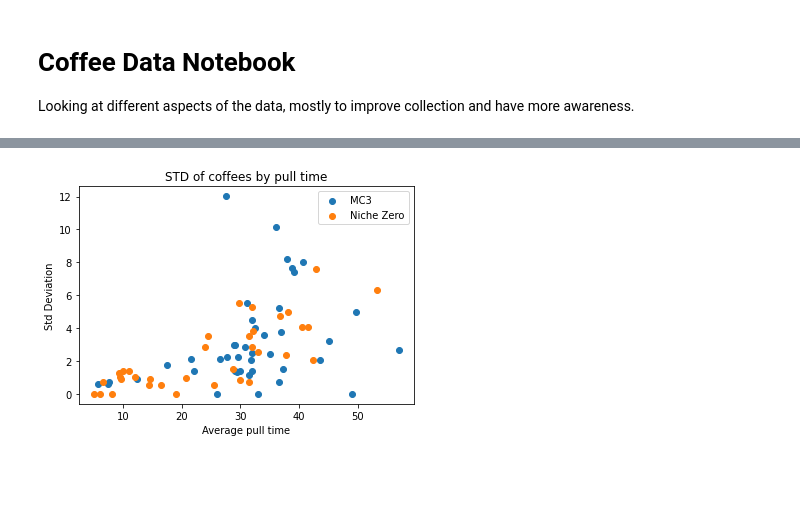
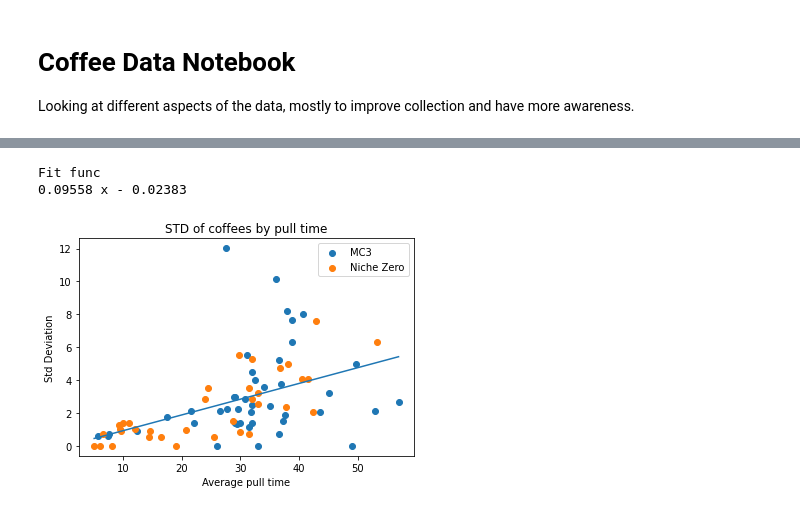
Before and after one commit to badisa/optpresso, a Jupyter notebook: notebooks/coffee-data-notebook.ipynb, the cells around one changed output, grey strips where cells are left out. Saved outputs shown, nothing was run; the diff lists cells and outputs as text; code cells hidden in the pictures; blank space fills up the shorter version.

```diff
--- a/notebooks/coffee-data-notebook.ipynb
+++ b/notebooks/coffee-data-notebook.ipynb
@@ -46,24 +46,34 @@ df.drop(invalid_indices, inplace=True)
 # %%
 grouped = df.groupby(["grinder", "grindersetting", "coffee"])
 df_mean = grouped.mean()
 df_std = grouped.std().dropna()
 x = defaultdict(list)
 y = defaultdict(list)
 for indice in df_std.index:
     if indice not in df_mean.index:
         continue
     grinder = indice[0]
     x[grinder].append(df_mean.time[indice])
     y[grinder].append(df_std.time[indice])
+all_x = x["MC3"] + x["Niche Zero"]
+all_y = y["MC3"] + y["Niche Zero"]
+poly_fit = np.poly1d(np.polyfit(all_x, all_y, 1))
+print("Fit func", poly_fit)
 plt.scatter(x["MC3"], y["MC3"], label="MC3")
 plt.scatter(x["Niche Zero"], y["Niche Zero"], label="Niche Zero")
+plt.plot(
+    np.unique(all_x),
+    poly_fit(np.unique(all_x))
+)
 plt.xlabel("Average pull time")
 plt.ylabel("Std Deviation")
 plt.title("STD of coffees by pull time")
 plt.legend()
 plt.show()
 # %% [output]
+Fit func
+0.09558 x - 0.02383
-[figure, old version]
+[figure, new version]
 # %%
 for coffee in df.coffee.unique():
     fig = plt.Figure()
```
Also changed, not shown: parts of 3 cells of this notebook, 1 other file.
